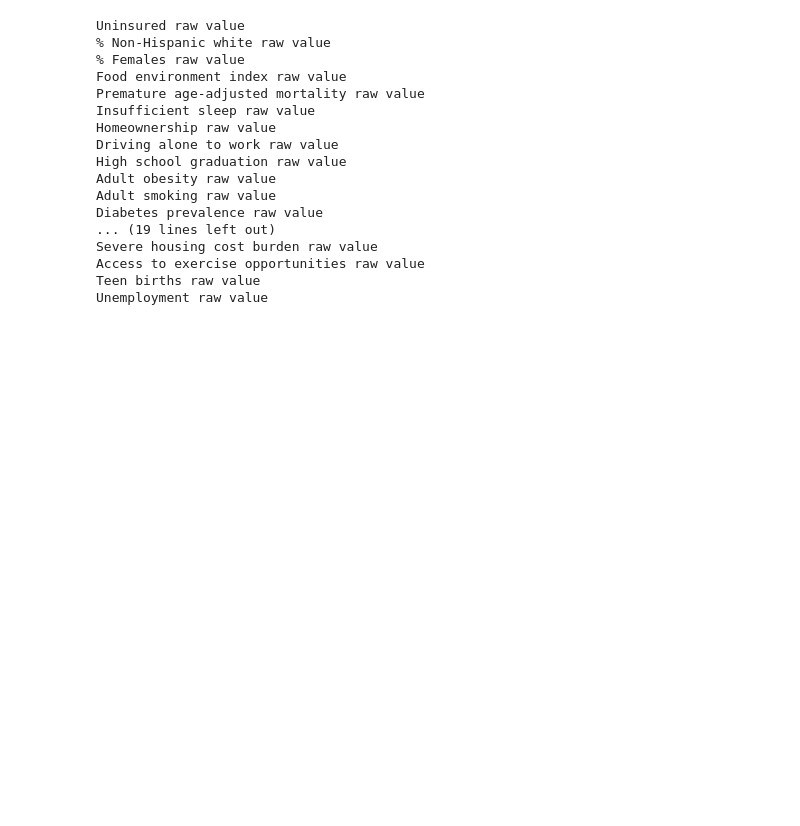
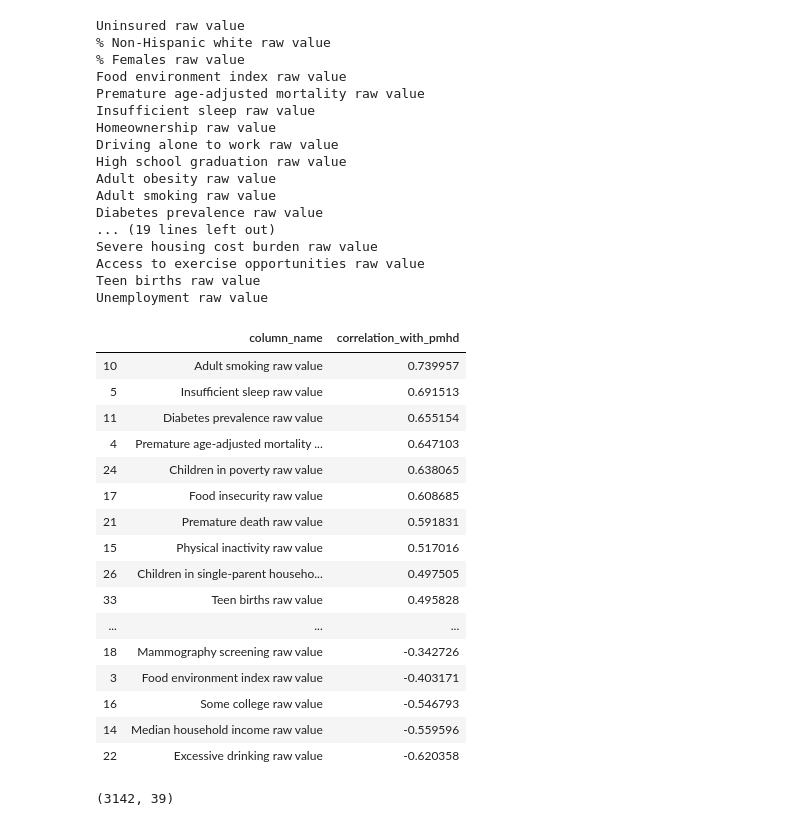
Before and after one commit to LeDorean/Daily_Mental_Health_Regression, a Jupyter notebook: notebooks/EDA_modeling.ipynb, the cells around one changed output. Saved outputs shown, nothing was run; the diff lists cells and outputs as text; code cells hidden in the pictures; blank space fills up the shorter version.

```diff
--- a/notebooks/EDA_modeling.ipynb
+++ b/notebooks/EDA_modeling.ipynb
@@ -198,3 +198,47 @@ Severe housing cost burden raw value
 Access to exercise opportunities raw value
 Teen births raw value
 Unemployment raw value
+# %%
+# There is high levels of multicollinearity across the values, but we do not want to lose all this information
+# so we are going to risk having high multicollinearity for now and see if it improves model performance
+
+# cross-referencing the variables with multicollinearity against
+# the list of variables with hig correlation with the target varible
+correl_test_df = pd.DataFrame()
+correl_test_df['column_name'] = columns_to_drop_vif
+
+correl_list = []
+
+for column in columns_to_drop_vif:
+    current_correl = df['Poor mental health days raw value'].corr(df[column])
+    correl_list.append(current_correl)
+
+correl_test_df['correlation_with_pmhd'] = correl_list
+
+correl_test_df.sort_values('correlation_with_pmhd', ascending = False)
+# %% [output]
+|  | column_name | correlation_with_pmhd |
+| 10 | Adult smoking raw value | 0.739957 |
+| 5 | Insufficient sleep raw value | 0.691513 |
+| 11 | Diabetes prevalence raw value | 0.655154 |
+| 4 | Premature age-adjusted mortality ... | 0.647103 |
+| 24 | Children in poverty raw value | 0.638065 |
+| 17 | Food insecurity raw value | 0.608685 |
+| 21 | Premature death raw value | 0.591831 |
+| 15 | Physical inactivity raw value | 0.517016 |
+| 26 | Children in single-parent househo... | 0.497505 |
+| 33 | Teen births raw value | 0.495828 |
+| ... | ... | ... |
+| 18 | Mammography screening raw value | -0.342726 |
+| 3 | Food environment index raw value | -0.403171 |
+| 16 | Some college raw value | -0.546793 |
+| 14 | Median household income raw value | -0.559596 |
+| 22 | Excessive drinking raw value | -0.620358 |
+# %%
+# dropping everything from the dataframe that correlates with less than 0.5 in absolute value
+columns_to_drop_vif_corr = correl_test_df[np.abs(correl_test_df['correlation_with_pmhd']) < 0.5]['column_name']
+columns_to_drop_vif_corr = columns_to_drop_vif_corr.tolist()
+df.drop(labels = columns_to_drop_vif_corr, axis = 1, inplace = True)
+df.shape
+# %% [output]
+(3142, 39)
```
Also changed, not shown: parts of 1 cell of this notebook.
